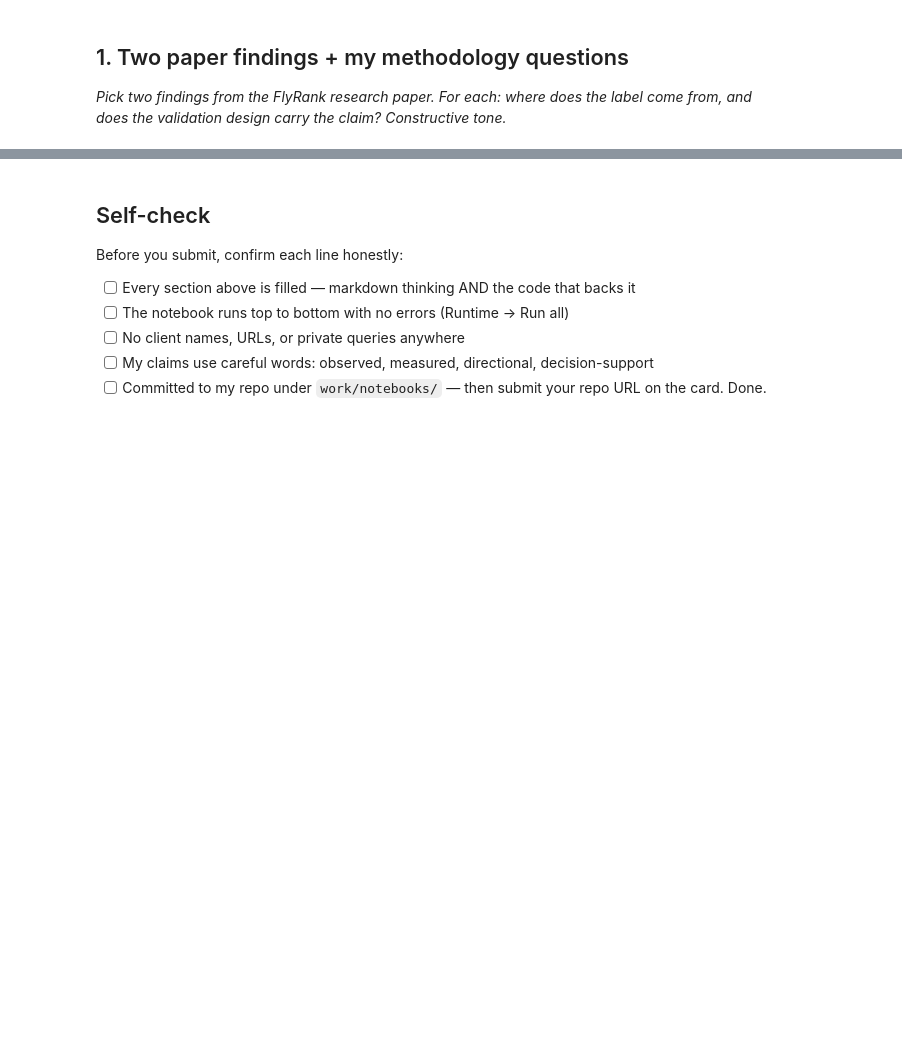
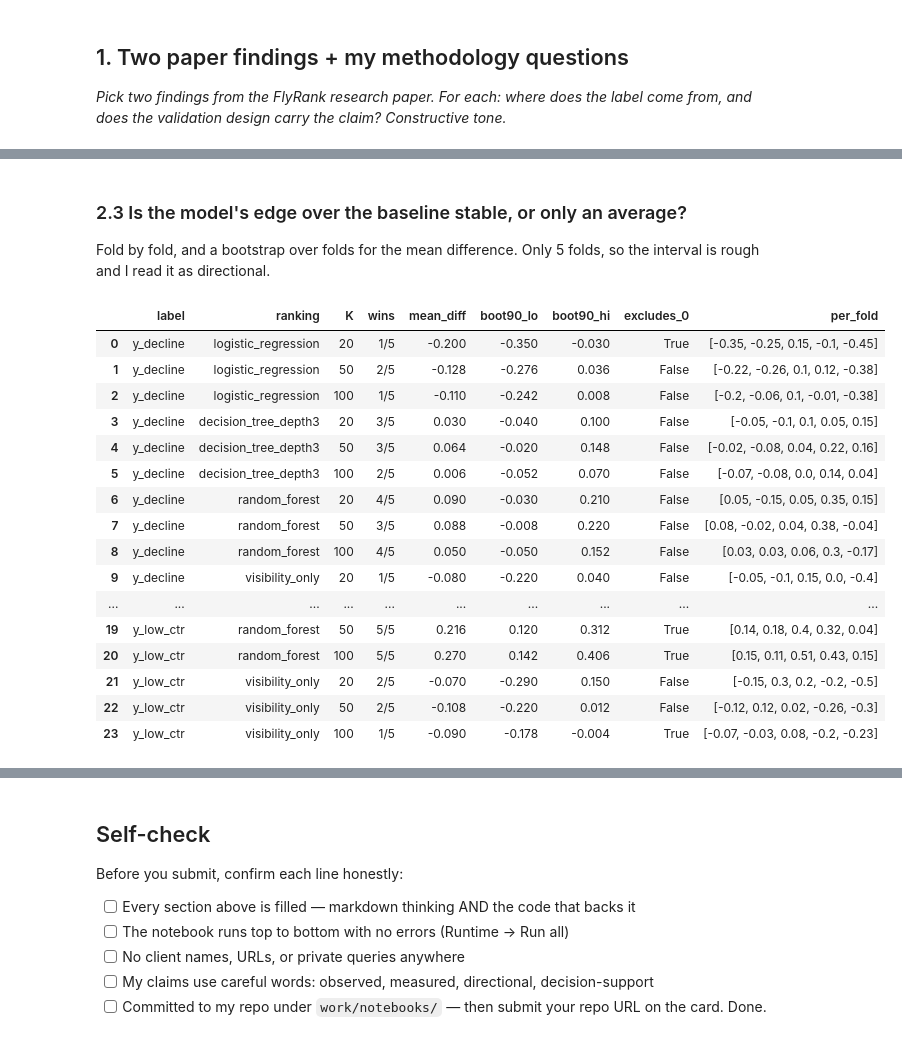
Before and after one commit to LukasDjuric/FlyRank_intership, a Jupyter notebook: work/notebooks/w06_validation_audit.ipynb, the cells around one changed output, grey strips where cells are left out. Saved outputs shown, nothing was run; the diff lists cells and outputs as text; code cells hidden in the pictures; blank space fills up the shorter version.

```diff
--- a/work/notebooks/w06_validation_audit.ipynb
+++ b/work/notebooks/w06_validation_audit.ipynb
@@ -386,0 +240,24 @@ Full feature set + trend_pct injected on purpose (this SHOULD look almost perfec
+# %%
+splits_r = list(KFold(n_splits=5, shuffle=True, random_state=SEED).split(X))
+ft_r, oof_r, _ = run_cv(splits_r, X)
+ft_r["split"] = "random_rows"
+
+both = pd.concat([ft_r, ft_g], ignore_index=True)
+order = ["baseline_rule", "visibility_only"] + MODEL_NAMES
+rows = []
+for lab in LABELS:
+    for name in order:
+        r = {"label": lab, "ranking": name}
+        for k in (20, 50):
+            a = both[(both.label == lab) & (both.ranking == name) & (both.split == "random_rows")][f"P@{k}"].mean()
+            b = both[(both.label == lab) & (both.ranking == name) & (both.split == "grouped_by_client")][f"P@{k}"].mean()
+            r[f"P@{k} random"], r[f"P@{k} grouped"], r[f"P@{k} gap"] = round(a, 3), round(b, 3), round(a - b, 3)
+        for nm, sp in (("AUC random", "random_rows"), ("AUC grouped", "grouped_by_client")):
+            r[nm] = round(both[(both.label == lab) & (both.ranking == name) & (both.split == sp)]["auc"].mean(), 3)
+        r["AUC gap"] = round(r["AUC random"] - r["AUC grouped"], 3)
+        rows.append(r)
+gap_table = pd.DataFrame(rows)
+for lab in LABELS:
+    print(f"{lab}: base rate random {both[(both.label==lab)&(both.split=='random_rows')].drop_duplicates('fold').base_rate.mean():.3f}"
+          f" | grouped {both[(both.label==lab)&(both.split=='grouped_by_client')].drop_duplicates('fold').base_rate.mean():.3f}")
+gap_table
@@ -386,0 +278,42 @@ Full feature set + trend_pct injected on purpose (this SHOULD look almost perfec
+# %% [markdown]
+### 2.3 Is the model's edge over the baseline stable, or only an average?
+
+Fold by fold, and a bootstrap over folds for the mean difference. Only 5 folds, so the interval is rough and I read it as directional.
+# %%
+def boot_ci(d, n=10000, seed=SEED):
+    r = np.random.default_rng(seed)
+    m = np.array([r.choice(d, size=len(d), replace=True).mean() for _ in range(n)])
+    return np.percentile(m, [5, 95])
+
+stab_rows = []
+for lab in LABELS:
+    sub = ft_g[ft_g.label == lab]
+    base = sub[sub.ranking == "baseline_rule"].set_index("fold")
+    for name in MODEL_NAMES + ["visibility_only"]:
+        mod = sub[sub.ranking == name].set_index("fold")
+        for k in (20, 50, 100):
+            d = (mod[f"P@{k}"] - base[f"P@{k}"]).to_numpy()
+            lo, hi = boot_ci(d)
+            stab_rows.append({"label": lab, "ranking": name, "K": k, "wins": f"{int((d>0).sum())}/5",
+                              "mean_diff": round(d.mean(), 3), "boot90_lo": round(lo, 3), "boot90_hi": round(hi, 3),
+                              "excludes_0": bool(lo > 0 or hi < 0), "per_fold": np.round(d, 2).tolist()})
+stability = pd.DataFrame(stab_rows)
+stability
+# %% [output]
+|  | label | ranking | K | wins | mean_diff | boot90_lo | boot90_hi | excludes_0 | per_fold |
+| 0 | y_decline | logistic_regression | 20 | 1/5 | -0.200 | -0.350 | -0.030 | True | [-0.35, -0.25, 0.15, -0.1, -0.45] |
+| 1 | y_decline | logistic_regression | 50 | 2/5 | -0.128 | -0.276 | 0.036 | False | [-0.22, -0.26, 0.1, 0.12, -0.38] |
+| 2 | y_decline | logistic_regression | 100 | 1/5 | -0.110 | -0.242 | 0.008 | False | [-0.2, -0.06, 0.1, -0.01, -0.38] |
+| 3 | y_decline | decision_tree_depth3 | 20 | 3/5 | 0.030 | -0.040 | 0.100 | False | [-0.05, -0.1, 0.1, 0.05, 0.15] |
+| 4 | y_decline | decision_tree_depth3 | 50 | 3/5 | 0.064 | -0.020 | 0.148 | False | [-0.02, -0.08, 0.04, 0.22, 0.16] |
+| 5 | y_decline | decision_tree_depth3 | 100 | 2/5 | 0.006 | -0.052 | 0.070 | False | [-0.07, -0.08, 0.0, 0.14, 0.04] |
+| 6 | y_decline | random_forest | 20 | 4/5 | 0.090 | -0.030 | 0.210 | False | [0.05, -0.15, 0.05, 0.35, 0.15] |
+| 7 | y_decline | random_forest | 50 | 3/5 | 0.088 | -0.008 | 0.220 | False | [0.08, -0.02, 0.04, 0.38, -0.04] |
+| 8 | y_decline | random_forest | 100 | 4/5 | 0.050 | -0.050 | 0.152 | False | [0.03, 0.03, 0.06, 0.3, -0.17] |
+| 9 | y_decline | visibility_only | 20 | 1/5 | -0.080 | -0.220 | 0.040 | False | [-0.05, -0.1, 0.15, 0.0, -0.4] |
+| ... | ... | ... | ... | ... | ... | ... | ... | ... | ... |
+| 19 | y_low_ctr | random_forest | 50 | 5/5 | 0.216 | 0.120 | 0.312 | True | [0.14, 0.18, 0.4, 0.32, 0.04] |
+| 20 | y_low_ctr | random_forest | 100 | 5/5 | 0.270 | 0.142 | 0.406 | True | [0.15, 0.11, 0.51, 0.43, 0.15] |
+| 21 | y_low_ctr | visibility_only | 20 | 2/5 | -0.070 | -0.290 | 0.150 | False | [-0.15, 0.3, 0.2, -0.2, -0.5] |
+| 22 | y_low_ctr | visibility_only | 50 | 2/5 | -0.108 | -0.220 | 0.012 | False | [-0.12, 0.12, 0.02, -0.26, -0.3] |
+| 23 | y_low_ctr | visibility_only | 100 | 1/5 | -0.090 | -0.178 | -0.004 | True | [-0.07, -0.03, 0.08, -0.2, -0.23] |
```
Also changed, not shown: parts of 49 cells of this notebook.
